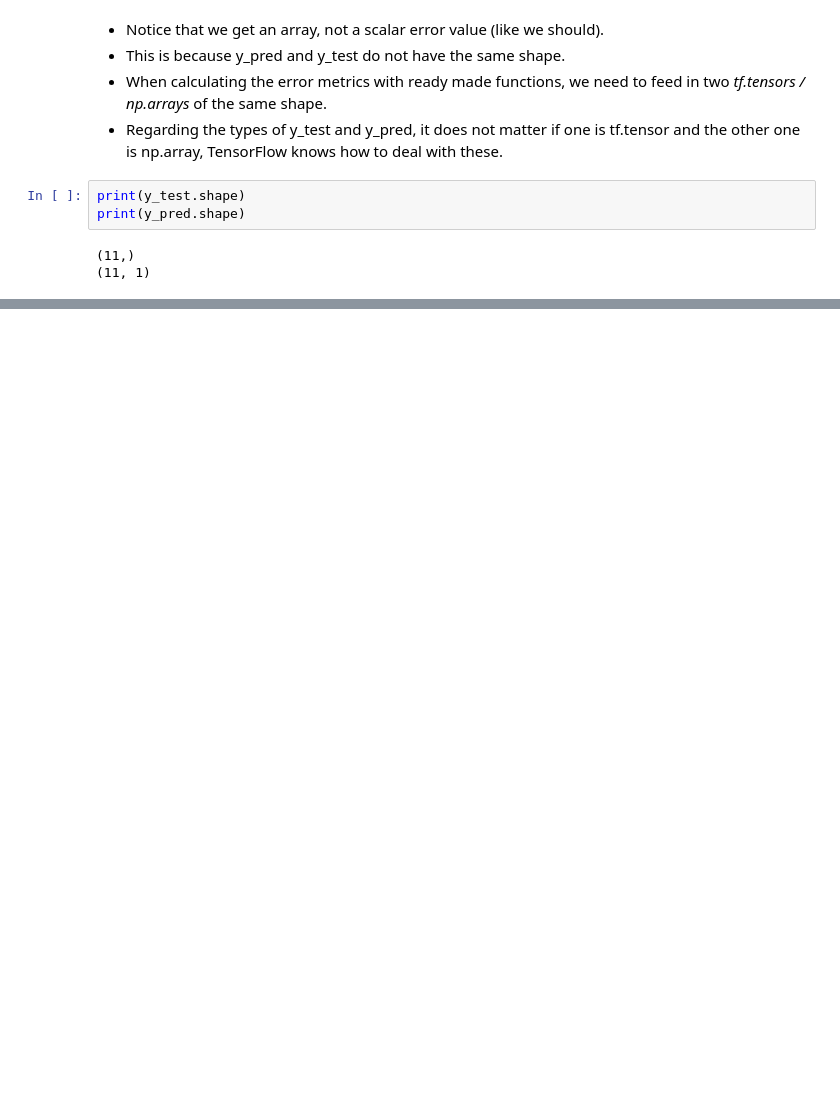
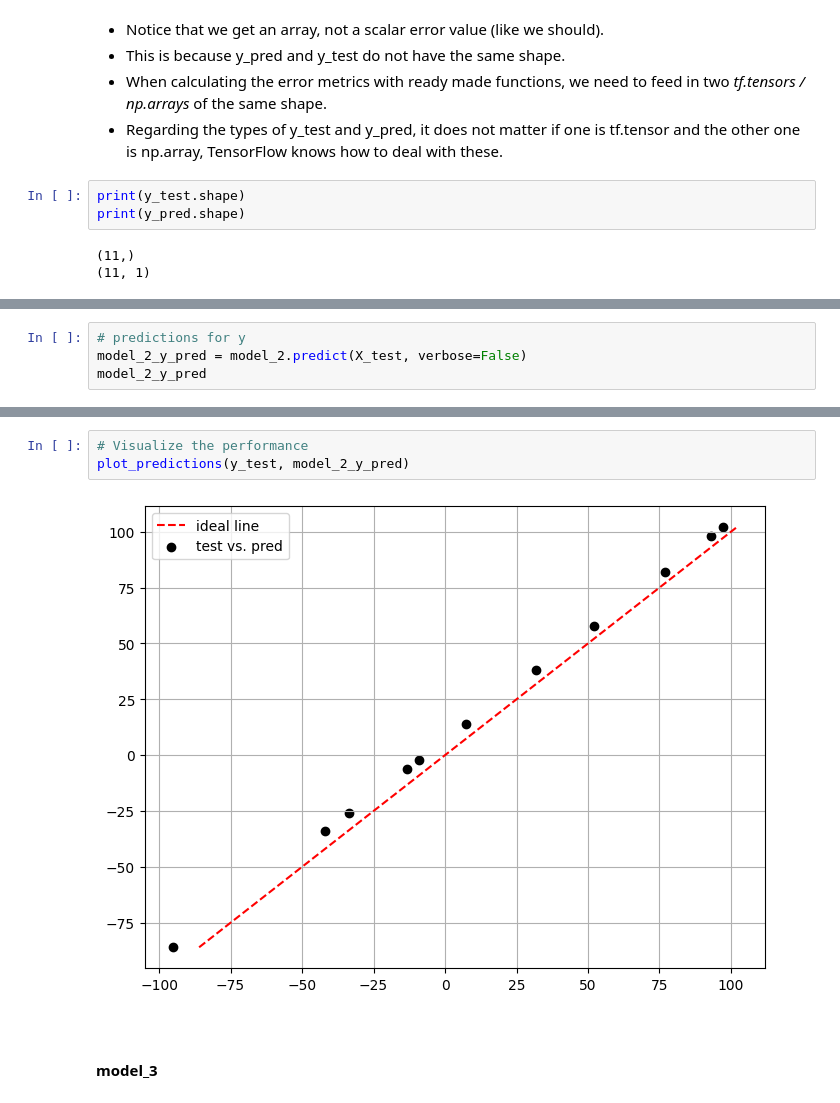
Before and after one commit to HerraKaava/tensorflow, a Jupyter notebook: NN-Regression/Basic_modelling.ipynb, the cells around one changed output, grey strips where cells are left out. Saved outputs shown, nothing was run; the diff lists cells and outputs as text; blank space fills up the shorter version.

```diff
--- a/NN-Regression/Basic_modelling.ipynb
+++ b/NN-Regression/Basic_modelling.ipynb
@@ -611,0 +714,4 @@ tf.metrics.mean_squared_error(y_test, y_pred.ravel())
+# %%
+# predictions for y
+model_2_y_pred = model_2.predict(X_test, verbose=False)
+model_2_y_pred
@@ -611,0 +745,9 @@ tf.metrics.mean_squared_error(y_test, y_pred.ravel())
+# %%
+# Visualize the performance
+plot_predictions(y_test, model_2_y_pred)
+# %% [output]
+[figure, added]
+# %% [markdown]
+<br>
+# %% [markdown]
+**model_3**
```
Also changed, not shown: parts of 44 cells of this notebook.
